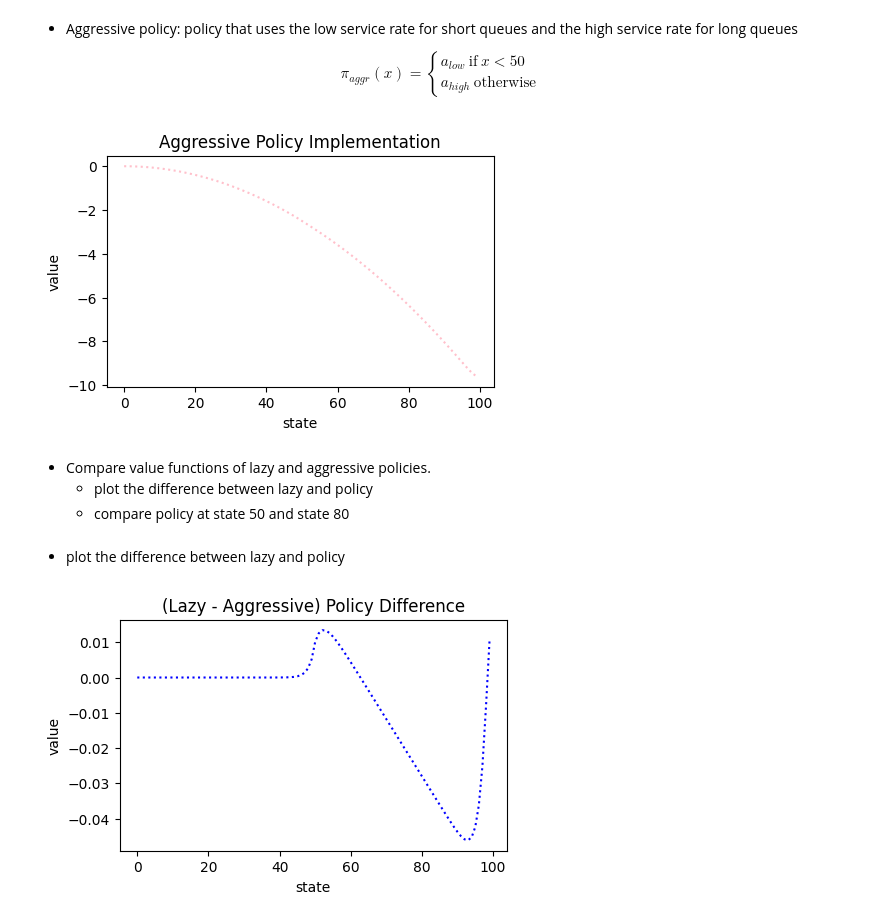
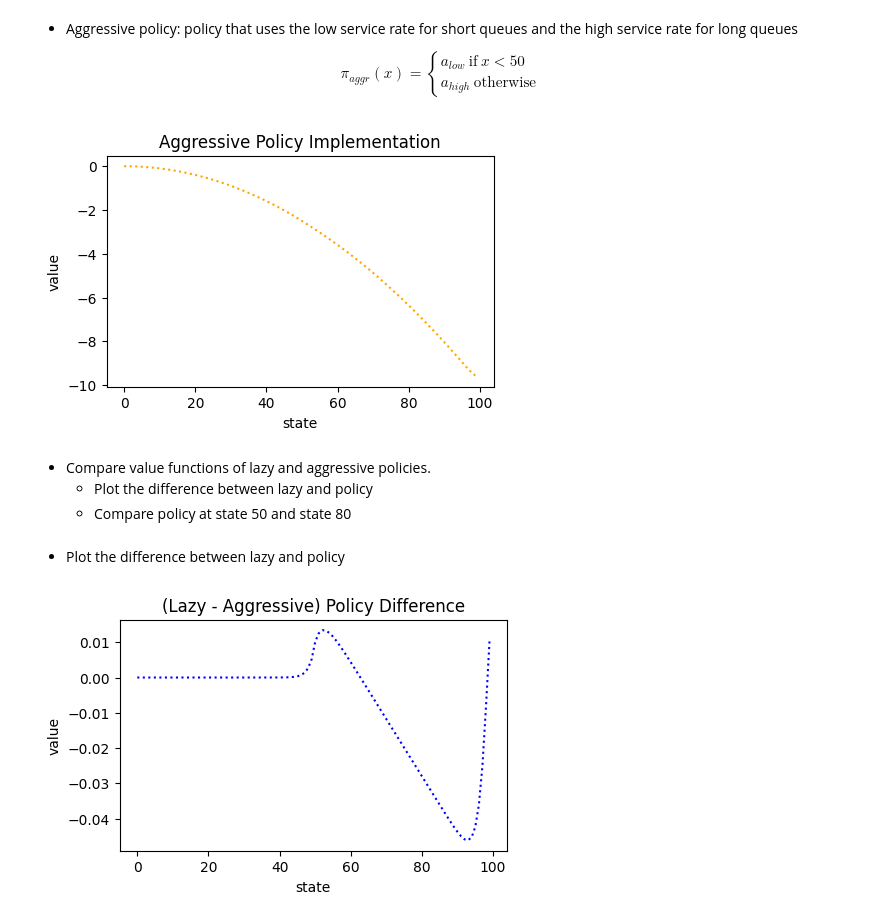
Before and after one commit to claricemottet/RL_HW, a Jupyter notebook: RL_HW1_MottetC.ipynb, the cells around one changed output. Cells and saved outputs as stored; diff of their text form; code cells hidden in the pictures.

```diff
--- a/RL_HW1_MottetC.ipynb
+++ b/RL_HW1_MottetC.ipynb
@@ -73,14 +77,13 @@ def reward_calc(x, action_ind):
 def reward_under_policy(pi):
     r_pi = np.zeros(N_MAX)
     for x in range(0, N_MAX):
-        action_ind = None
+        # action_ind = None
         for a in ACTION_LIST:
-            #assuming actions are never equal
-            if pi[x,a] > 0.5:
-                action_ind = a
-        if action_ind == None:
-            print(f'issue with action_ind at x: {x}')
-        r_pi[x] = reward_calc(x, action_ind)
+            r_pi[x] += reward_calc(x, a)*pi[x,a]
+        #     #assuming actions are never equal
+        #     if pi[x,a] > 0.5:
+        #         action_ind = a
+        # r_pi[x] = reward_calc(x, action_ind)
     return r_pi
 # %%
 #transitions functions
@@ -195,33 +198,33 @@ $$ \pi_{aggr}(x) = \begin{cases} a_{low}\ \text{if}\ x < 50 \\ a_{high}\ \text{o
 # %%
 #aggresive policy function
 
 def policy_aggr():
     pi = np.zeros((N_MAX,2))
     for x in range(0,N_MAX):
         if x < 50:
             pi[x, 0] = 1 #action_ind (low = 0, high = 1)
             pi[x, 1] = 0
         else:
             pi[x, 0] = 0
             pi[x, 1] = 1 #action_ind (low = 0, high = 1)
     return pi
 
 #aggresive policy implementation
 
 pi_aggr = policy_aggr()
 V_pi_aggr = value_under_policy(pi_aggr)
 
 #aggresive policy plot
 
-plot_results(V_pi_aggr, 'state', 'value', 'Aggressive Policy Implementation', 'pink')
+plot_results(V_pi_aggr, 'state', 'value', 'Aggressive Policy Implementation', 'orange')
 # %% [output]
-[figure, old version]
+[figure, new version]
 # %% [markdown]
 - Compare value functions of lazy and aggressive policies.
-    - plot the difference between lazy and policy
-    - compare policy at state 50 and state 80
+    - Plot the difference between lazy and policy
+    - Compare policy at state 50 and state 80
 # %% [markdown]
-- plot the difference between lazy and policy
+- Plot the difference between lazy and policy
 # %%
 #plot of the difference
 
```
Also changed, not shown: parts of 18 cells of this notebook.
